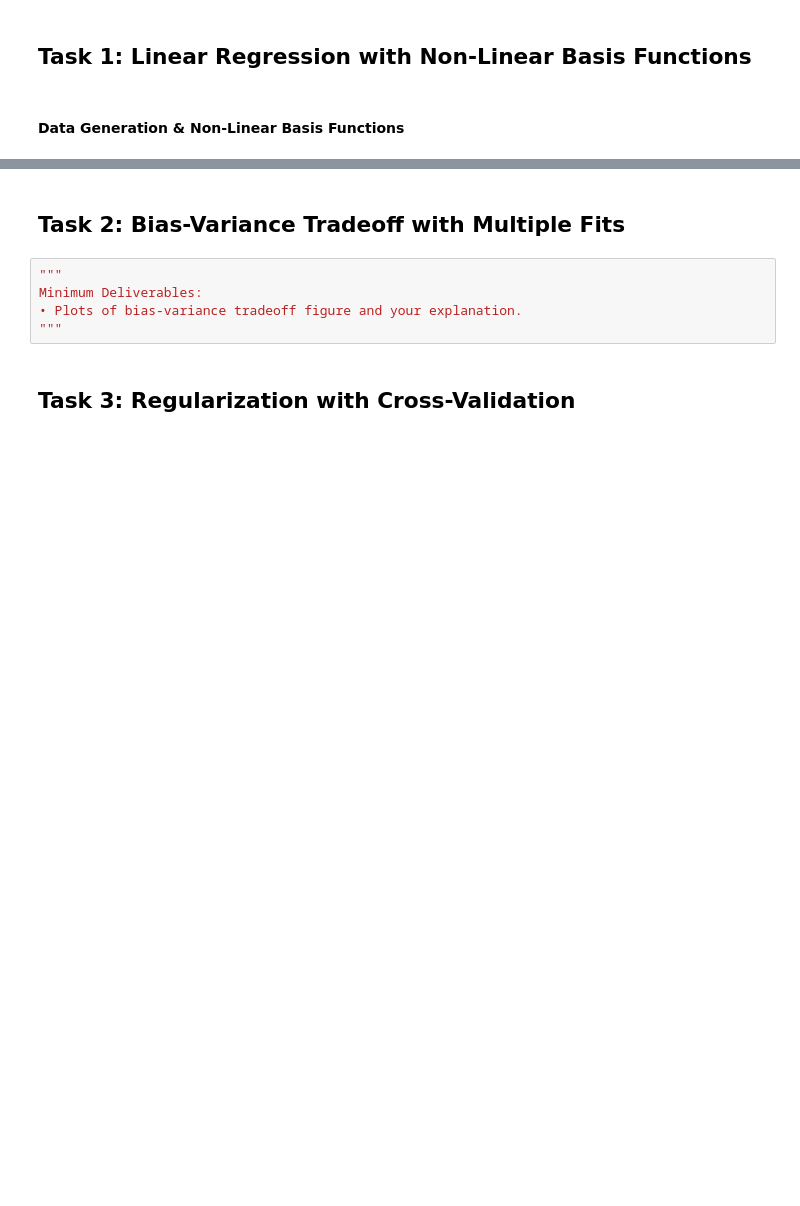
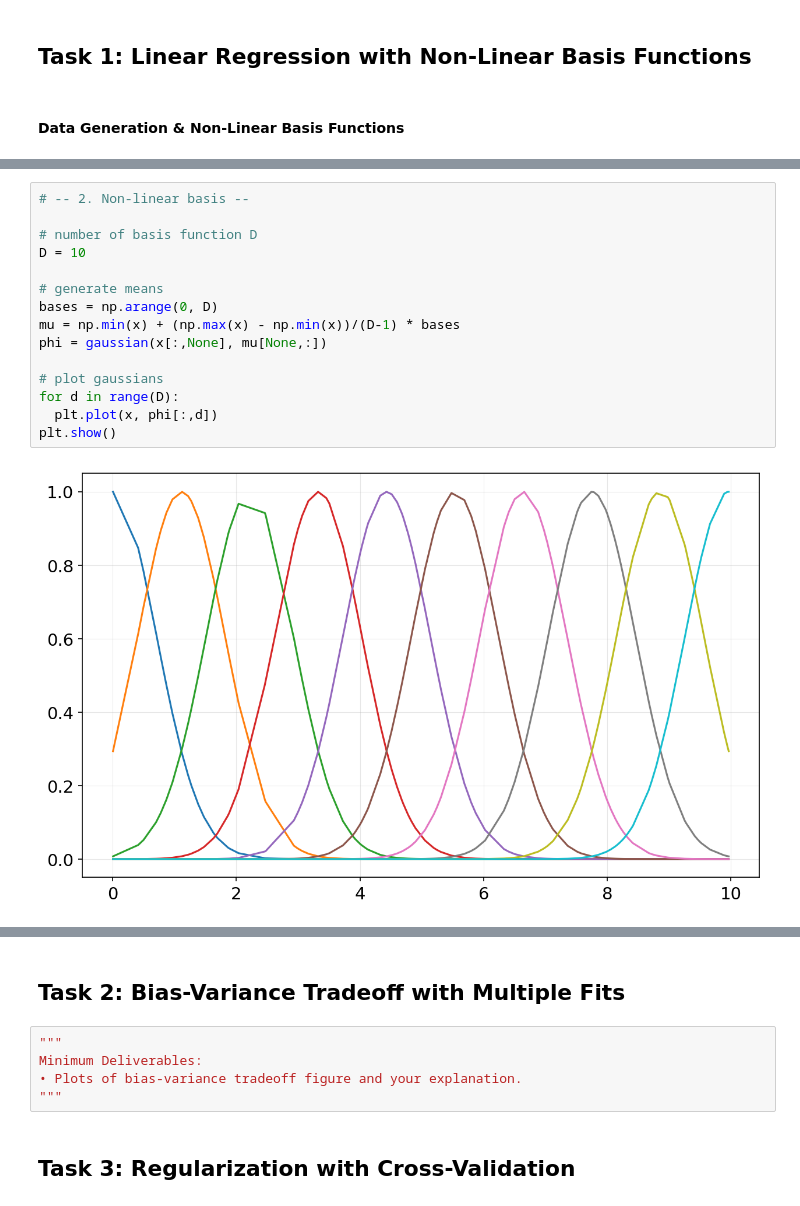
Before and after one commit to audrey352/PHYS551, a Jupyter notebook: Assignment2/A2_notebook.ipynb, the cells around one changed output, grey strips where cells are left out. Drawn from its saved outputs; the diff is of its cells as text; blank space fills up the shorter version.

```diff
--- a/Assignment2/A2_notebook.ipynb
+++ b/Assignment2/A2_notebook.ipynb
@@ -40,0 +155,17 @@ Minimum Deliverables:
+# %%
+# -- 2. Non-linear basis --
+
+# number of basis function D
+D = 10
+
+# generate means
+bases = np.arange(0, D)
+mu = np.min(x) + (np.max(x) - np.min(x))/(D-1) * bases
+phi = gaussian(x[:,None], mu[None,:])
+
+# plot gaussians
+for d in range(D):
+  plt.plot(x, phi[:,d])
+plt.show()
+# %% [output]
+[figure, added]
```
Also changed, not shown: parts of 9 cells of this notebook.
